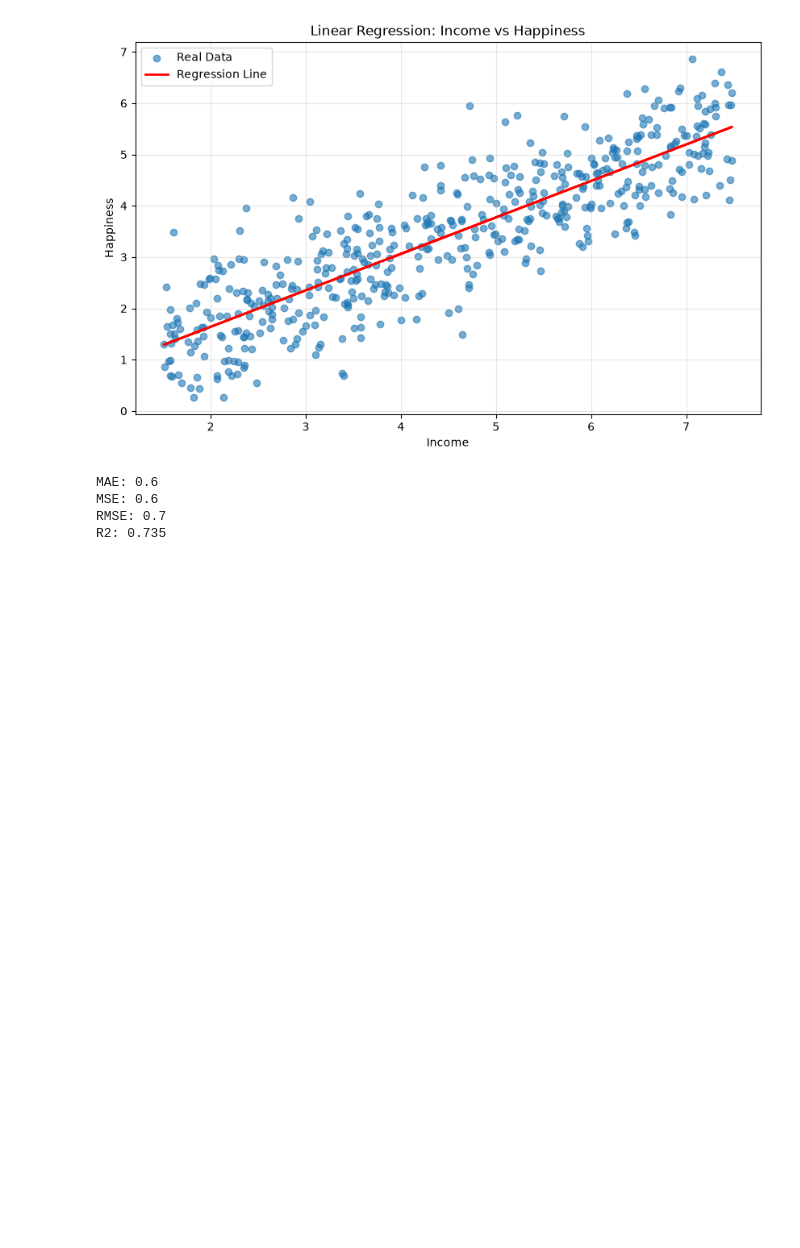
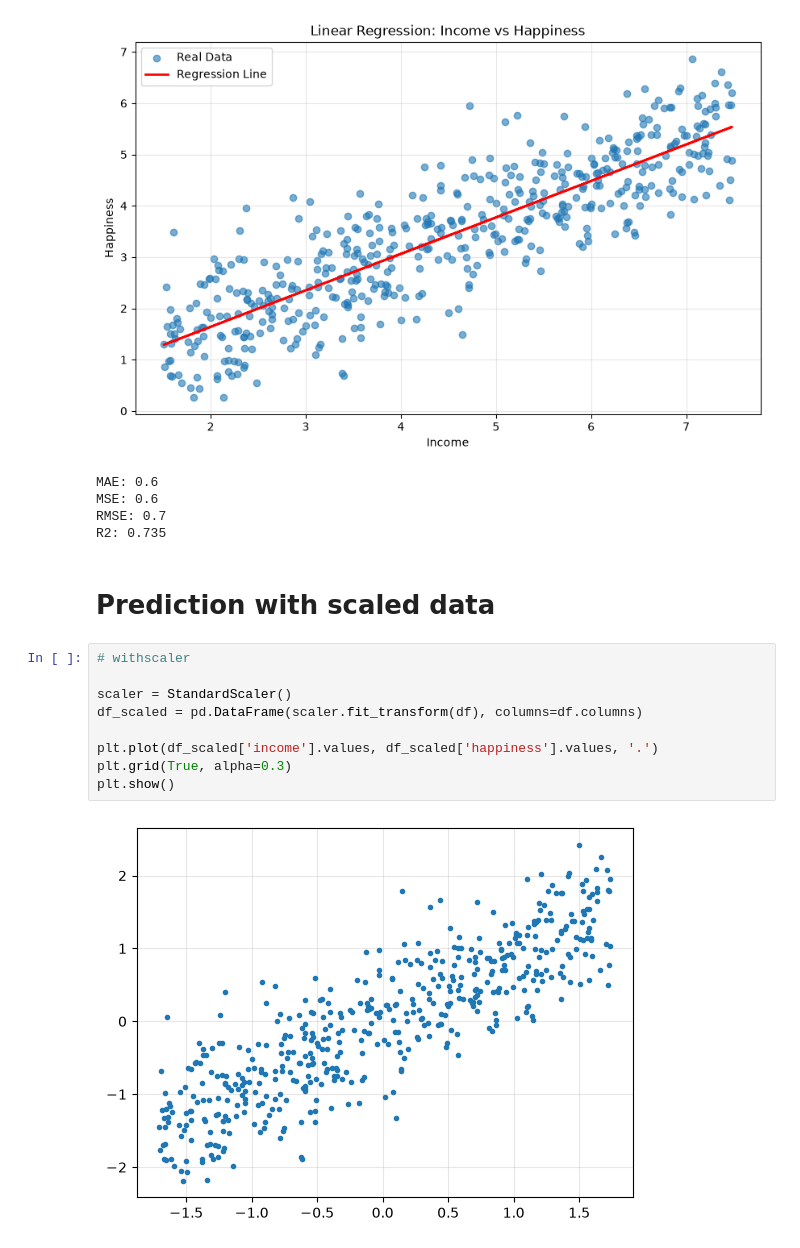
Before and after one commit to isx03/machine-learning-practice, a Jupyter notebook: linear-regression.ipynb, the cells around one changed output. Drawn from its saved outputs; the diff is of its cells as text; blank space fills up the shorter version.

Commit message:
normolized data to apply linear regression

```diff
--- a/linear-regression.ipynb
+++ b/linear-regression.ipynb
@@ -106,3 +106,16 @@ MAE: 0.6
 MSE: 0.6
 RMSE: 0.7
 R2: 0.735
+# %% [markdown]
+# Prediction with scaled data
+# %%
+# withscaler
+
+scaler = StandardScaler()
+df_scaled = pd.DataFrame(scaler.fit_transform(df), columns=df.columns)
+
+plt.plot(df_scaled['income'].values, df_scaled['happiness'].values, '.')
+plt.grid(True, alpha=0.3)
+plt.show()
+# %% [output]
+[figure, added]
```
Also changed, not shown: parts of 2 cells of this notebook.
